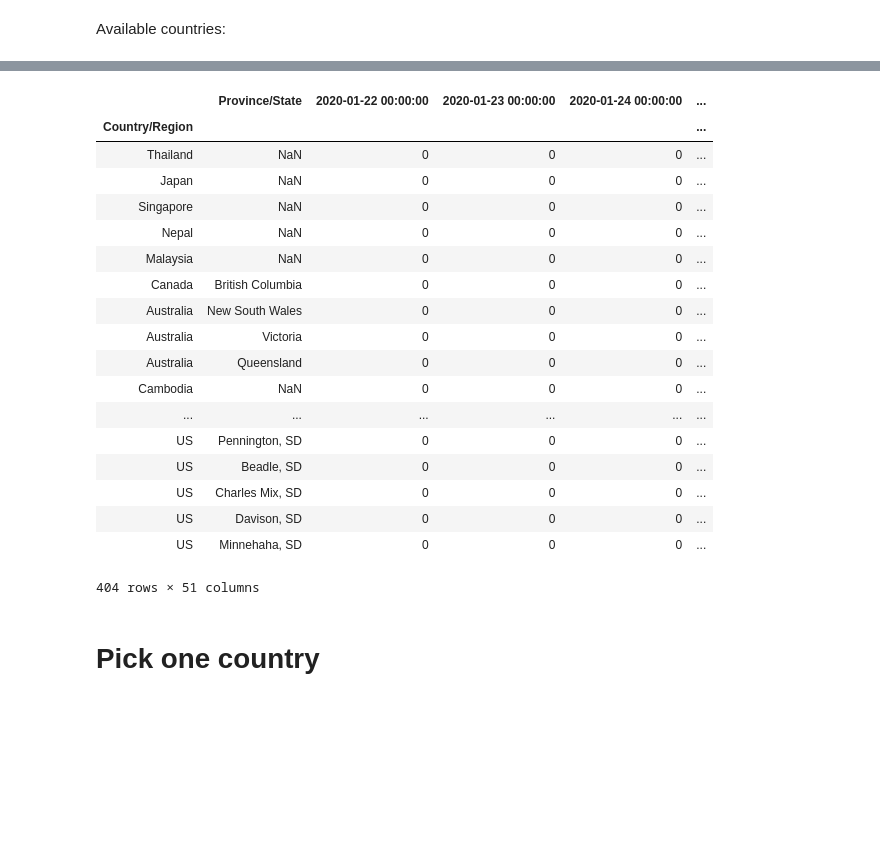
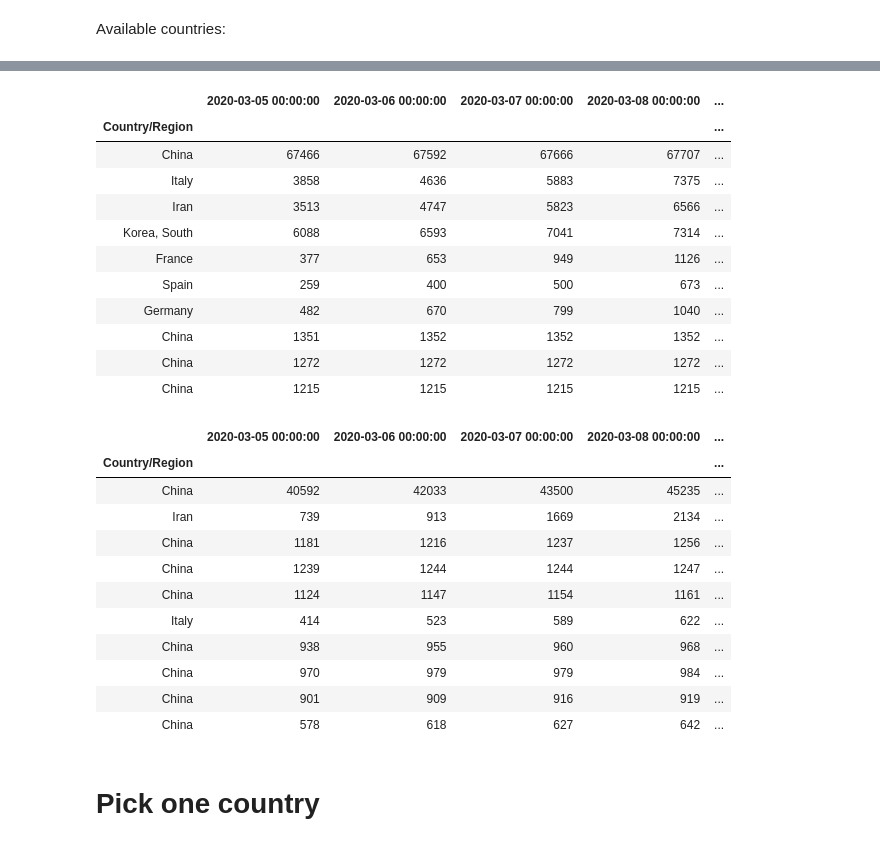
Before and after one commit to oscovida/oscovida, a Jupyter notebook: germany.ipynb, the cells around one changed output, grey strips where cells are left out. Cells and saved outputs as stored; diff of their text form; code cells hidden in the pictures; blank space fills up the shorter version.

```diff
--- a/germany.ipynb
+++ b/germany.ipynb
@@ -147,25 +130,33 @@ confirmed
-# %%
-recovered
-# %% [output]
-|  | Province/State | 2020-01-22 00:00:00 | 2020-01-23 00:00:00 | 2020-01-24 00:00:00 | ... |
-| Country/Region |  |  |  |  | ... |
-| Thailand | NaN | 0 | 0 | 0 | ... |
-| Japan | NaN | 0 | 0 | 0 | ... |
-| Singapore | NaN | 0 | 0 | 0 | ... |
-| Nepal | NaN | 0 | 0 | 0 | ... |
-| Malaysia | NaN | 0 | 0 | 0 | ... |
-| Canada | British Columbia | 0 | 0 | 0 | ... |
-| Australia | New South Wales | 0 | 0 | 0 | ... |
-| Australia | Victoria | 0 | 0 | 0 | ... |
-| Australia | Queensland | 0 | 0 | 0 | ... |
-| Cambodia | NaN | 0 | 0 | 0 | ... |
-| ... | ... | ... | ... | ... | ... |
-| US | Pennington, SD | 0 | 0 | 0 | ... |
-| US | Beadle, SD | 0 | 0 | 0 | ... |
-| US | Charles Mix, SD | 0 | 0 | 0 | ... |
-| US | Davison, SD | 0 | 0 | 0 | ... |
-| US | Minnehaha, SD | 0 | 0 | 0 | ... |
-404 rows × 51 columns
+# %%
+confirmed.sort_values(by=deaths.columns[-1], ascending=False).iloc[0:10,-8:]
+# %% [output]
+|  | 2020-03-05 00:00:00 | 2020-03-06 00:00:00 | 2020-03-07 00:00:00 | 2020-03-08 00:00:00 | ... |
+| Country/Region |  |  |  |  | ... |
+| China | 67466 | 67592 | 67666 | 67707 | ... |
+| Italy | 3858 | 4636 | 5883 | 7375 | ... |
+| Iran | 3513 | 4747 | 5823 | 6566 | ... |
+| Korea, South | 6088 | 6593 | 7041 | 7314 | ... |
+| France | 377 | 653 | 949 | 1126 | ... |
+| Spain | 259 | 400 | 500 | 673 | ... |
+| Germany | 482 | 670 | 799 | 1040 | ... |
+| China | 1351 | 1352 | 1352 | 1352 | ... |
+| China | 1272 | 1272 | 1272 | 1272 | ... |
+| China | 1215 | 1215 | 1215 | 1215 | ... |
+# %%
+recovered.sort_values(by=deaths.columns[-1], ascending=False).iloc[0:10,-8:]
+# %% [output]
+|  | 2020-03-05 00:00:00 | 2020-03-06 00:00:00 | 2020-03-07 00:00:00 | 2020-03-08 00:00:00 | ... |
+| Country/Region |  |  |  |  | ... |
+| China | 40592 | 42033 | 43500 | 45235 | ... |
+| Iran | 739 | 913 | 1669 | 2134 | ... |
+| China | 1181 | 1216 | 1237 | 1256 | ... |
+| China | 1239 | 1244 | 1244 | 1247 | ... |
+| China | 1124 | 1147 | 1154 | 1161 | ... |
+| Italy | 414 | 523 | 589 | 622 | ... |
+| China | 938 | 955 | 960 | 968 | ... |
+| China | 970 | 979 | 979 | 984 | ... |
+| China | 901 | 909 | 916 | 919 | ... |
+| China | 578 | 618 | 627 | 642 | ... |
 # %% [markdown]
 # Pick one country
 # %%
```
Also changed, not shown: parts of 25 cells of this notebook, 14 other files.
